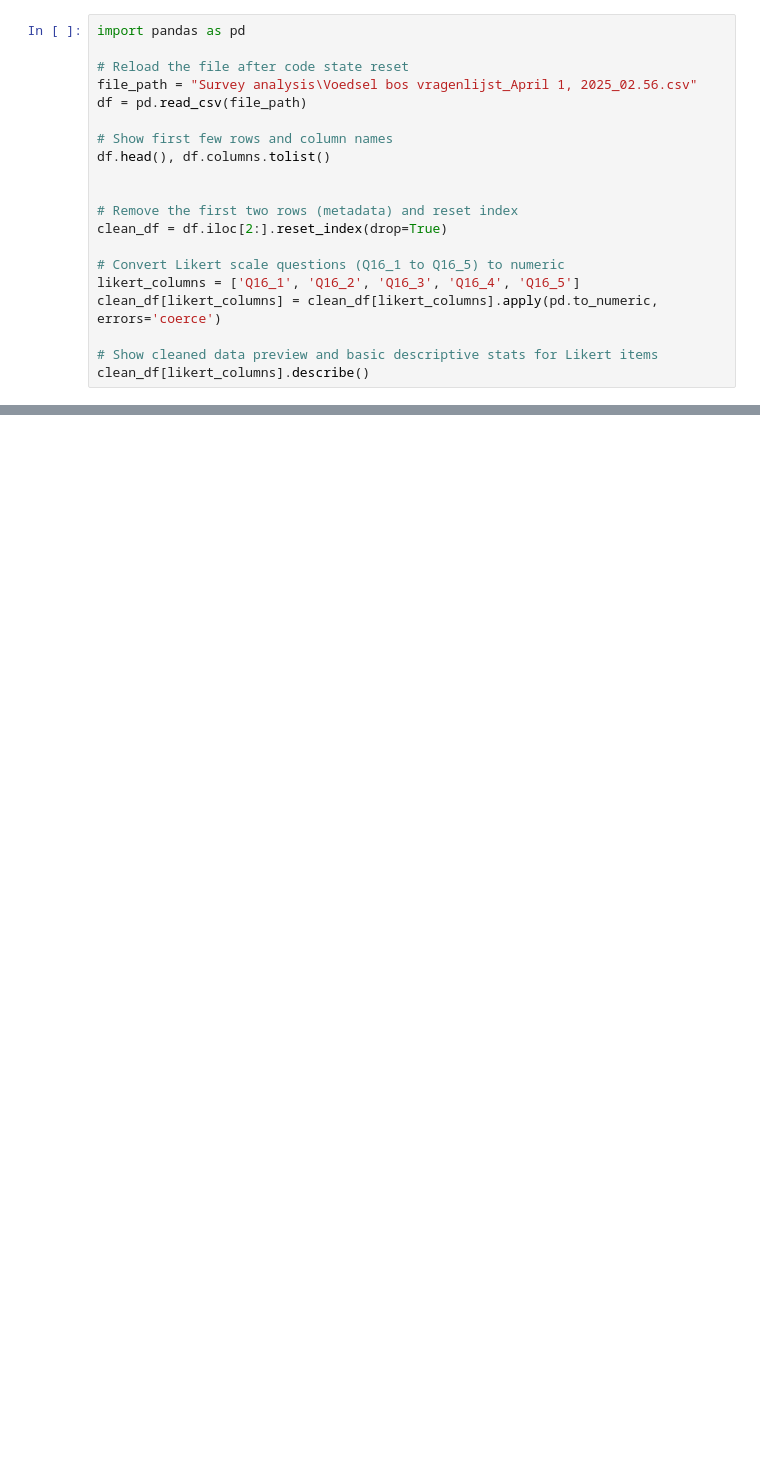
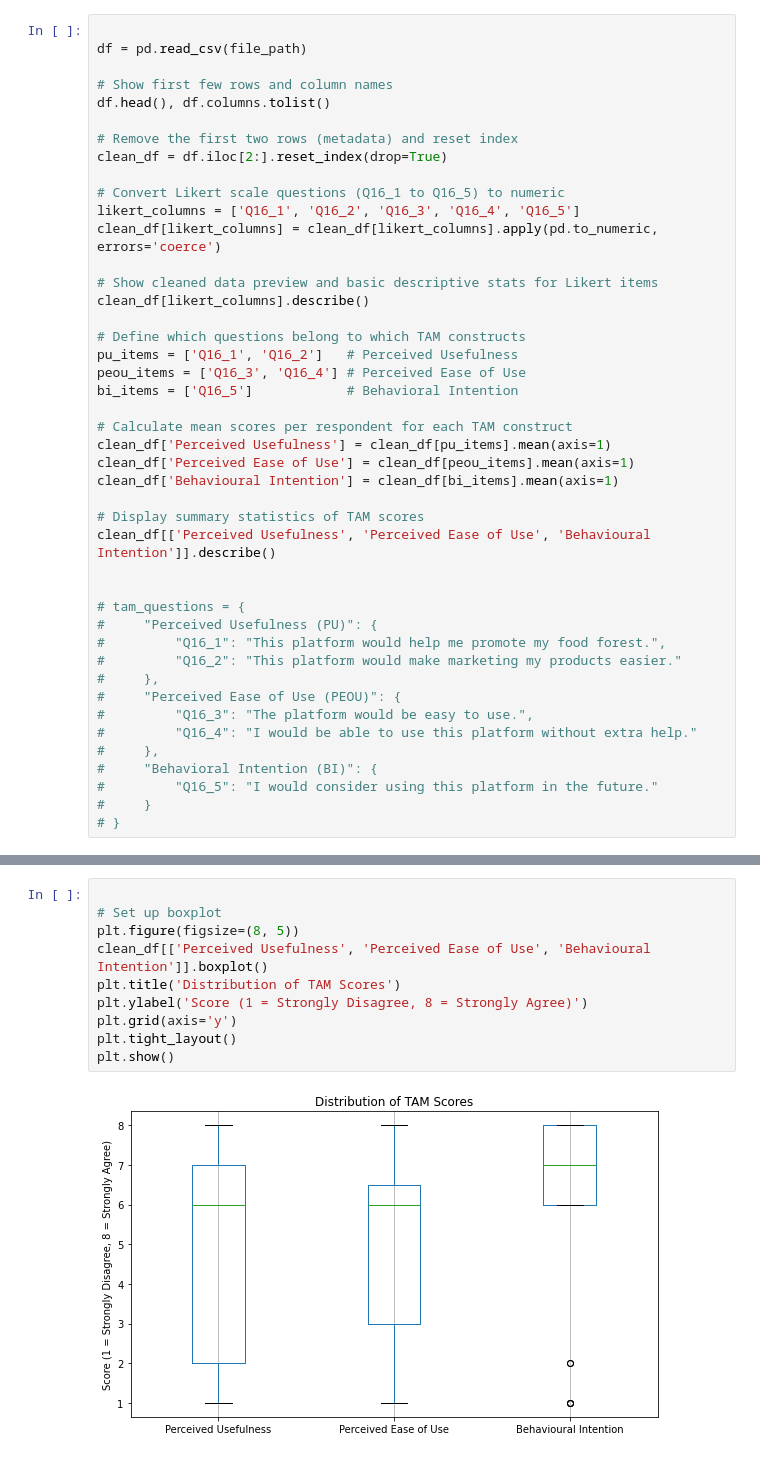
Before and after one commit to FelixToutant-UVA/ClimateCleanup-Capstone, a Jupyter notebook: Survey analysis/Analysis.ipynb, the cells around one changed output, grey strips where cells are left out. Cells and saved outputs as stored; diff of their text form; blank space fills up the shorter version.

```diff
--- a/Survey analysis/Analysis.ipynb
+++ b/Survey analysis/Analysis.ipynb
@@ -1,13 +71,9 @@
 # %%
-import pandas as pd
 
-# Reload the file after code state reset
-file_path = "Survey analysis\Voedsel bos vragenlijst_April 1, 2025_02.56.csv"
 df = pd.read_csv(file_path)
 
 # Show first few rows and column names
 df.head(), df.columns.tolist()
-
 
 # Remove the first two rows (metadata) and reset index
 clean_df = df.iloc[2:].reset_index(drop=True)
@@ -18,4 +84,32 @@ clean_df[likert_columns] = clean_df[likert_columns].apply(pd.to_numeric, errors=
 
 # Show cleaned data preview and basic descriptive stats for Likert items
 clean_df[likert_columns].describe()
+
+# Define which questions belong to which TAM constructs
+pu_items = ['Q16_1', 'Q16_2']   # Perceived Usefulness
+peou_items = ['Q16_3', 'Q16_4'] # Perceived Ease of Use
+bi_items = ['Q16_5']            # Behavioral Intention
+
+# Calculate mean scores per respondent for each TAM construct
+clean_df['Perceived Usefulness'] = clean_df[pu_items].mean(axis=1)
+clean_df['Perceived Ease of Use'] = clean_df[peou_items].mean(axis=1)
+clean_df['Behavioural Intention'] = clean_df[bi_items].mean(axis=1)
+
+# Display summary statistics of TAM scores
+clean_df[['Perceived Usefulness', 'Perceived Ease of Use', 'Behavioural Intention']].describe()
+
+
+# tam_questions = {
+#     "Perceived Usefulness (PU)": {
+#         "Q16_1": "This platform would help me promote my food forest.",
+#         "Q16_2": "This platform would make marketing my products easier."
+#     },
+#     "Perceived Ease of Use (PEOU)": {
+#         "Q16_3": "The platform would be easy to use.",
+#         "Q16_4": "I would be able to use this platform without extra help."
+#     },
+#     "Behavioral Intention (BI)": {
+#         "Q16_5": "I would consider using this platform in the future."
+#     }
+# }
 # %% [output]
@@ -22,0 +125,12 @@ FileNotFoundError: [Errno 2] No such file or directory: 'Survey analysis\\Voedse
+# %%
+
+# Set up boxplot
+plt.figure(figsize=(8, 5))
+clean_df[['Perceived Usefulness', 'Perceived Ease of Use', 'Behavioural Intention']].boxplot()
+plt.title('Distribution of TAM Scores')
+plt.ylabel('Score (1 = Strongly Disagree, 8 = Strongly Agree)')
+plt.grid(axis='y')
+plt.tight_layout()
+plt.show()
+# %% [output]
+[figure, added]
```
Also changed, not shown: parts of 16 cells of this notebook.
